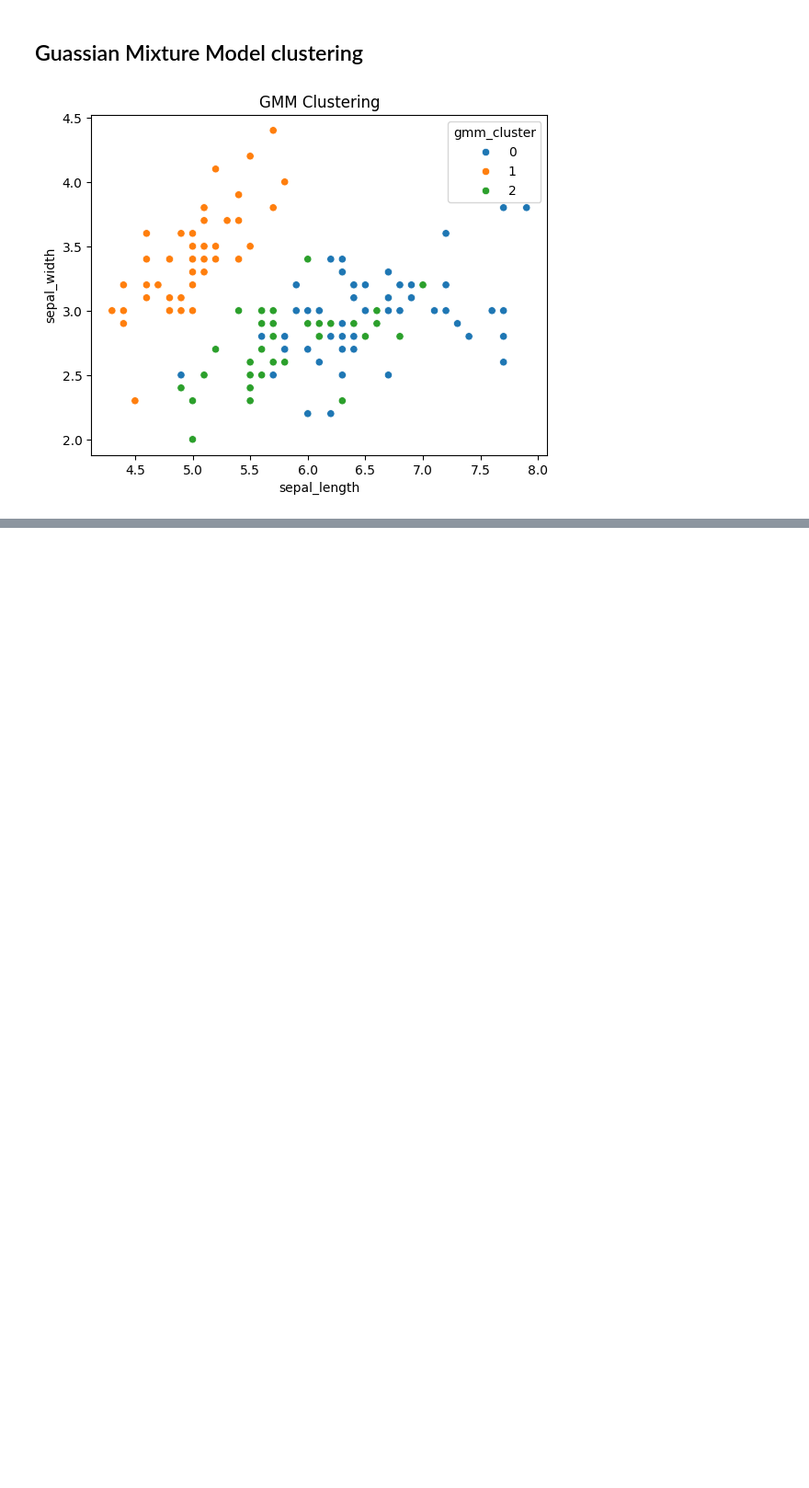
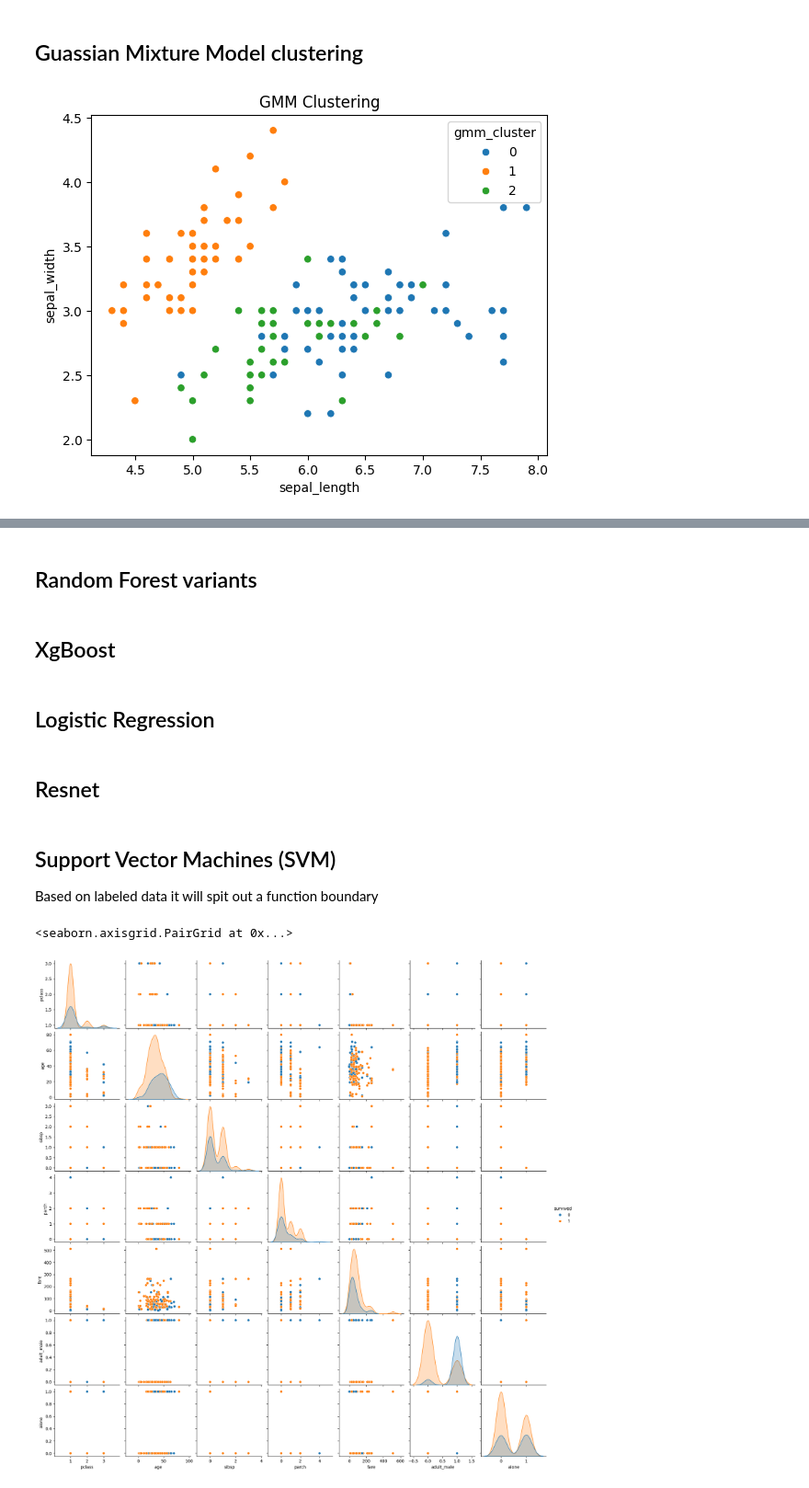
Before and after one commit to Amehroke/DataScienceCodingReview, a Jupyter notebook: Note.ipynb, the cells around one changed output, grey strips where cells are left out. Shown at 92% size. Drawn from its saved outputs; the diff is of its cells as text; code cells hidden in the pictures; blank space fills up the shorter version.

```diff
--- a/Note.ipynb
+++ b/Note.ipynb
@@ -526,0 +529,18 @@ plt.show()
+# %% [markdown]
+## Random Forest variants
+# %% [markdown]
+## XgBoost
+# %% [markdown]
+## Logistic Regression
+# %% [markdown]
+## Resnet
+# %% [markdown]
+## Support Vector Machines (SVM)
+Based on labeled data it will spit out a function boundary
+# %%
+data = sns.load_dataset('titanic').dropna()
+data.head()
+sns.pairplot(data, hue='survived')
+# %% [output]
+<seaborn.axisgrid.PairGrid at 0x...>
+[figure, added]
```
Also changed, not shown: parts of 3 cells of this notebook.
